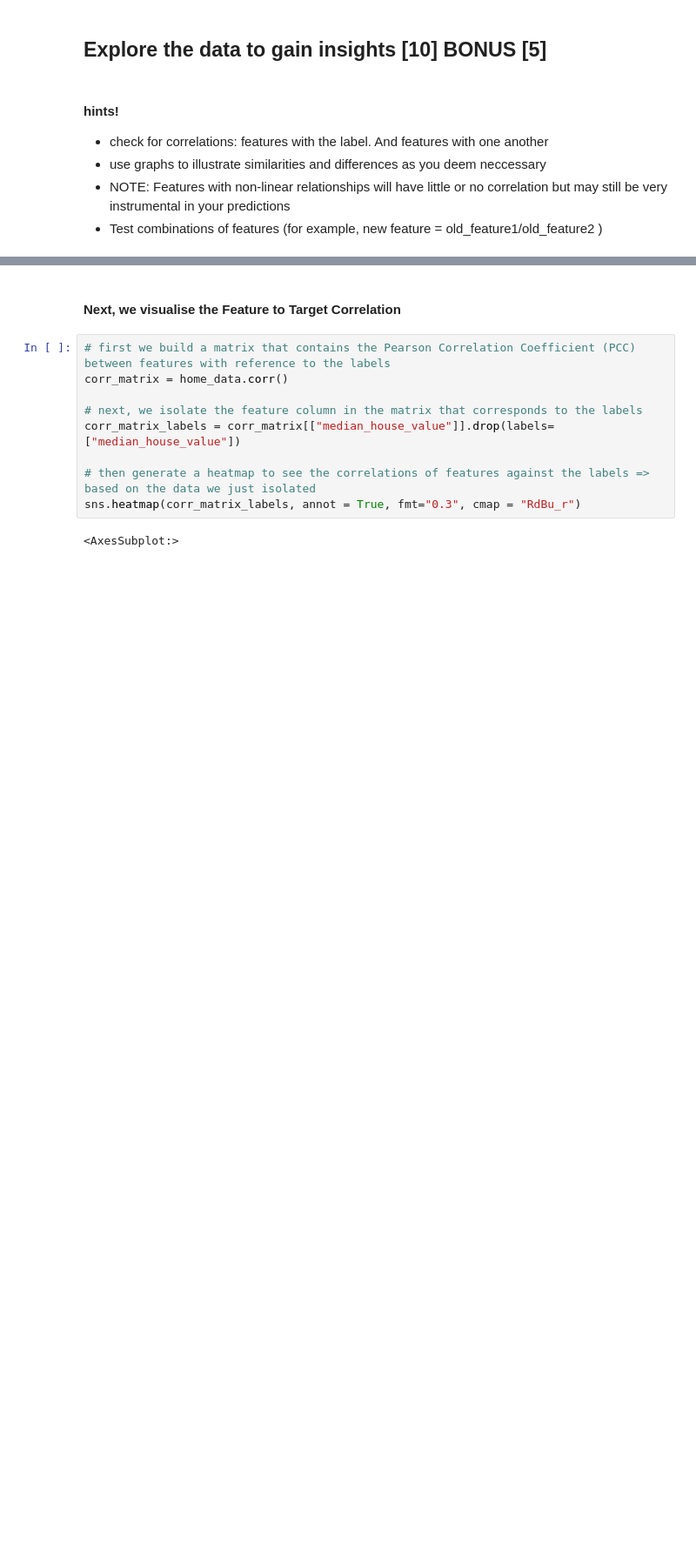
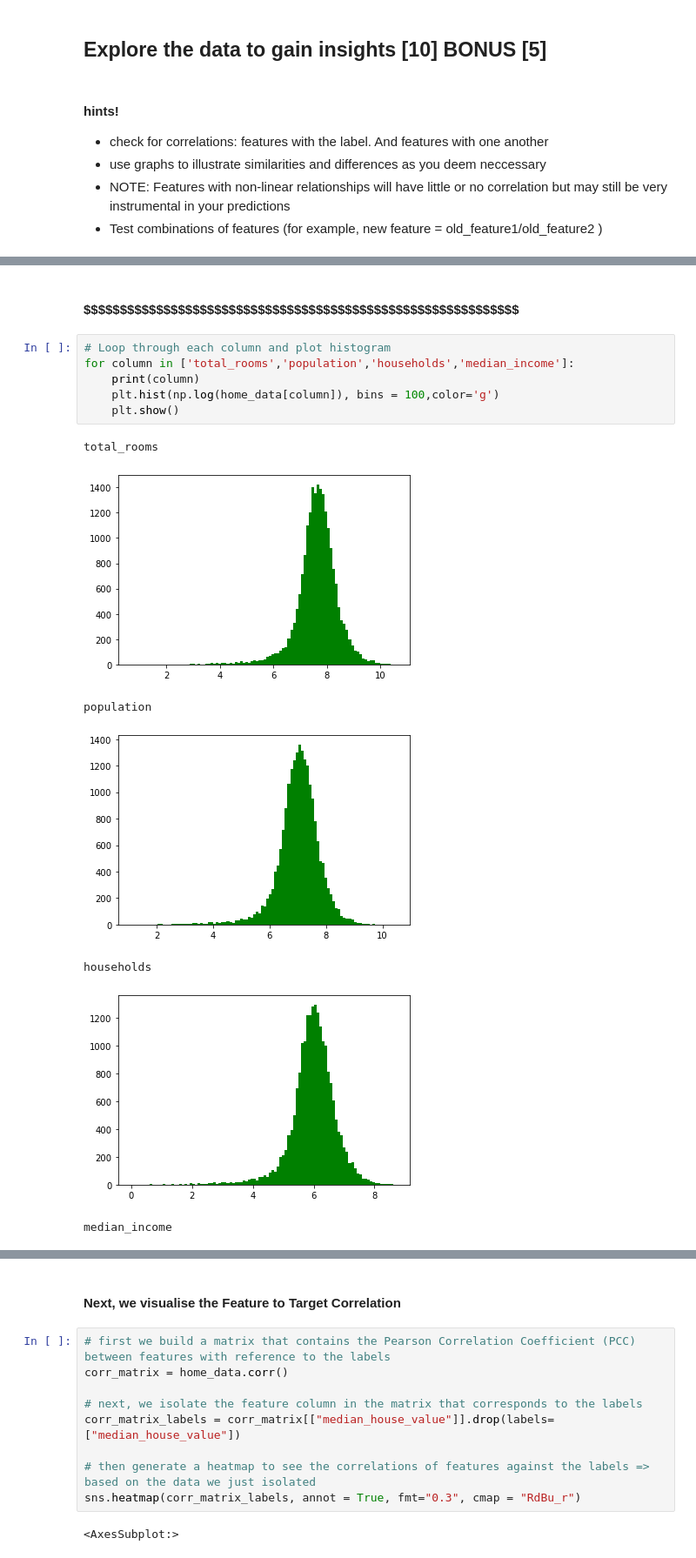
Before and after one commit to WernerPret/MLG382_Project, a Jupyter notebook: Western Cape Investment Model.ipynb, the cells around one changed output, grey strips where cells are left out. Shown at 87% size. Cells and saved outputs as stored; diff of their text form; blank space fills up the shorter version.

```diff
--- a/Western Cape Investment Model.ipynb
+++ b/Western Cape Investment Model.ipynb
@@ -255,0 +274,16 @@ sns.heatmap(corr_matrix_feats, annot = True, cmap = "RdBu_r")
+# %% [markdown]
+#### $$$$$$$$$$$$$$$$$$$$$$$$$$$$$$$$$$$$$$$$$$$$$$$$$$$$$$$$$$$$
+# %%
+# Loop through each column and plot histogram
+for column in ['total_rooms','population','households','median_income']:
+    print(column)
+    plt.hist(np.log(home_data[column]), bins = 100,color='g')
+    plt.show()
+# %% [output]
+total_rooms
+[figure, added]
+population
+[figure, added]
+households
+[figure, added]
+median_income
```
Also changed, not shown: parts of 40 cells of this notebook.
